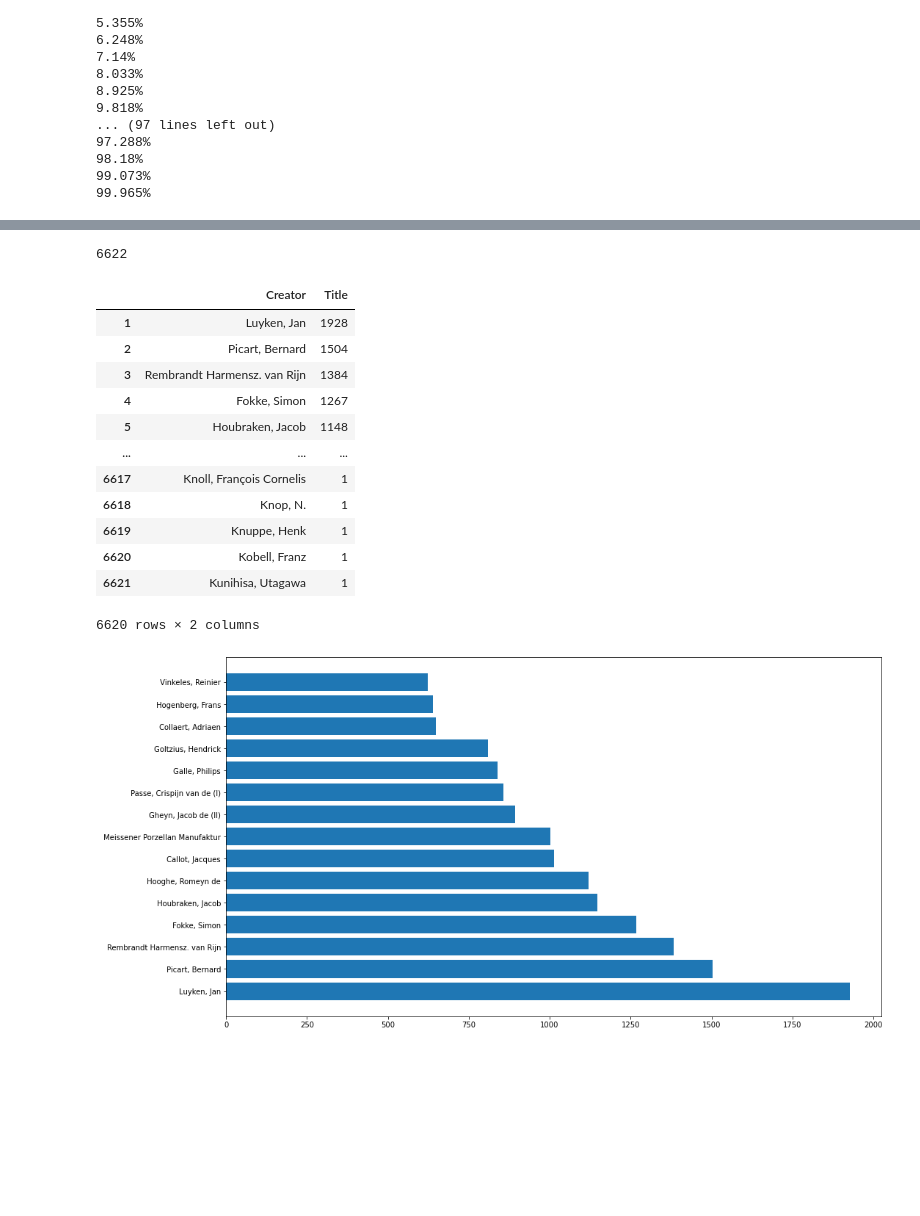
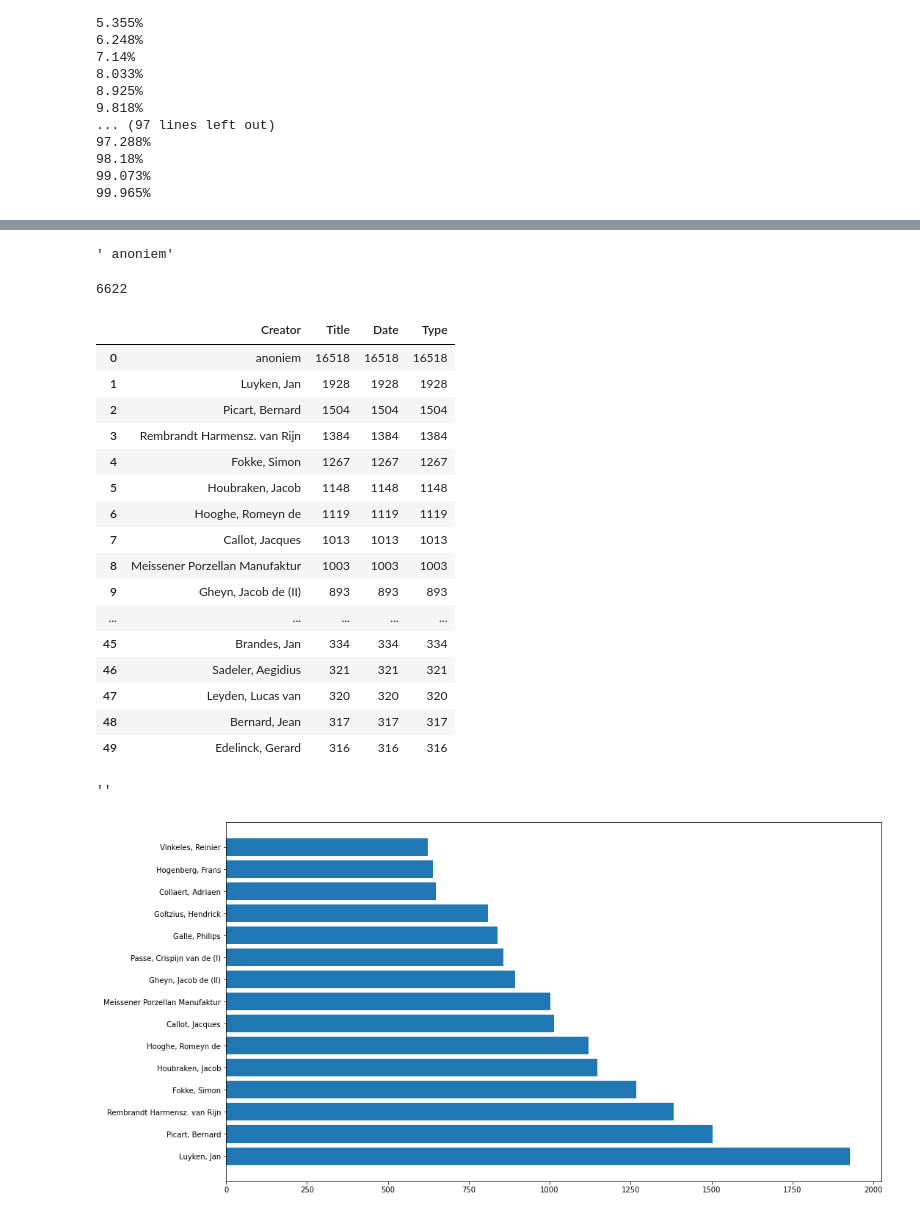
Before and after one commit to lotteph/MSc-Scriptie, a Jupyter notebook: XML files EDA.ipynb, the cells around one changed output, grey strips where cells are left out. Drawn from its saved outputs; the diff is of its cells as text; code cells hidden in the pictures; blank space fills up the shorter version.

```diff
--- a/XML files EDA.ipynb
+++ b/XML files EDA.ipynb
@@ -16,5 +16,5 @@ xml_files[0]
 # %%
-with open(xml_files[0], 'r') as f:
+with open(xml_files[50], 'r', encoding="utf8") as f:
     data = f.read()
 
 bs_data = BeautifulSoup(data, "xml")
@@ -78,4 +78,4 @@ creator
 # %%
-identifier = remove_tags(bs_data, 'identifier')
+identifier = remove_tags(bs_data, 'date')
 identifier
 # %% [output]
@@ -97,13 +97,13 @@ def create_df(xml_files):
         identifier = remove_tags(bs_data, 'identifier')
         creator = remove_tags(bs_data, 'creator').split(':')[1]
         title = remove_tags(bs_data, 'title')
-        year = remove_tags(bs_data, 'year')
+        date = remove_tags(bs_data, 'date')
         art_type = remove_tags(bs_data, 'type')
 #         creators[identifier] = creator
-        tags = [identifier, creator, title, year, art_type]
+        tags = [identifier, creator, title, date, art_type]
         all_items.append(tags)
 
-    df = pd.DataFrame(all_items, columns=['Identifier', 'Creator', 'Title', 'Year', 'Type'])
+    df = pd.DataFrame(all_items, columns=['Identifier', 'Creator', 'Title', 'Date', 'Type'])
 #     return pd.DataFrame.from_dict(creators)
     return df
 # %%
@@ -146,3 +146,6 @@ creators
 112039 rows × 4 columns
 # %%
-creators.to_csv('xml_files_filtered.csv', index=False)
+# creators.to_csv('xml_files.csv', index=False)
+# creators = pd.read_csv('D:/MSc scriptie/Data/xml_files.csv', index_col=0)
+creators = creators.reset_index()
+creators
@@ -151 +186,6 @@ unique_creators = creators['Creator'].unique()
+# %%
+test = creators[creators.index == 'NG-NM-7753']['Creator']
+test[0]
+# %% [output]
+' anoniem'
 # %%
@@ -155,25 +196,33 @@ len(unique_creators)
 # %%
 grouped = creators.groupby('Creator').count()
 
-grouped = grouped.sort_values('Title', ascending=False)['Title']
+grouped = grouped.sort_values('Title', ascending=False)
 # selection = grouped
 grouped = grouped.reset_index()
-grouped = grouped.drop([0, 11])
-grouped
+# grouped = grouped.drop([0, 11])
+grouped.head(50)
 # %% [output]
-|  | Creator | Title |
-| 1 | Luyken, Jan | 1928 |
-| 2 | Picart, Bernard | 1504 |
-| 3 | Rembrandt Harmensz. van Rijn | 1384 |
-| 4 | Fokke, Simon | 1267 |
-| 5 | Houbraken, Jacob | 1148 |
-| ... | ... | ... |
-| 6617 | Knoll, François Cornelis | 1 |
-| 6618 | Knop, N. | 1 |
-| 6619 | Knuppe, Henk | 1 |
-| 6620 | Kobell, Franz | 1 |
-| 6621 | Kunihisa, Utagawa | 1 |
+|  | Creator | Title | Date | Type |
+| 0 | anoniem | 16518 | 16518 | 16518 |
+| 1 | Luyken, Jan | 1928 | 1928 | 1928 |
+| 2 | Picart, Bernard | 1504 | 1504 | 1504 |
+| 3 | Rembrandt Harmensz. van Rijn | 1384 | 1384 | 1384 |
+| 4 | Fokke, Simon | 1267 | 1267 | 1267 |
+| 5 | Houbraken, Jacob | 1148 | 1148 | 1148 |
+| 6 | Hooghe, Romeyn de | 1119 | 1119 | 1119 |
+| 7 | Callot, Jacques | 1013 | 1013 | 1013 |
+| 8 | Meissener Porzellan Manufaktur | 1003 | 1003 | 1003 |
+| 9 | Gheyn, Jacob de (II) | 893 | 893 | 893 |
+| ... | ... | ... | ... | ... |
+| 45 | Brandes, Jan | 334 | 334 | 334 |
+| 46 | Sadeler, Aegidius | 321 | 321 | 321 |
+| 47 | Leyden, Lucas van | 320 | 320 | 320 |
+| 48 | Bernard, Jean | 317 | 317 | 317 |
+| 49 | Edelinck, Gerard | 316 | 316 | 316 |
-6620 rows × 2 columns
+# %%
+grouped.iloc[11]['Creator']
+# %% [output]
+''
 # %%
 fig, ax = plt.subplots(figsize =(16, 9))
 # plt.bar(selection['Creator'], selection['Title'])
```
Also changed, not shown: parts of 12 cells of this notebook, 1 other file.
